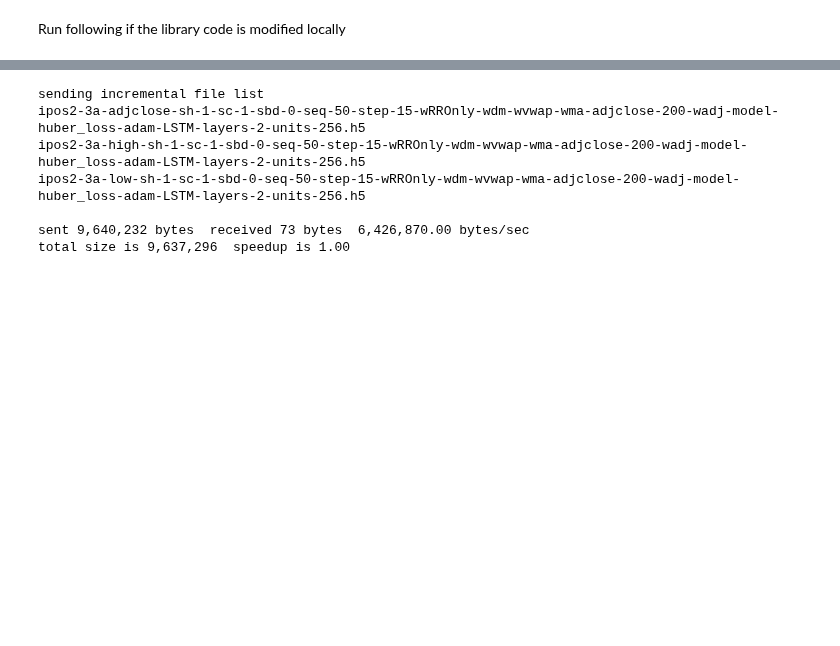
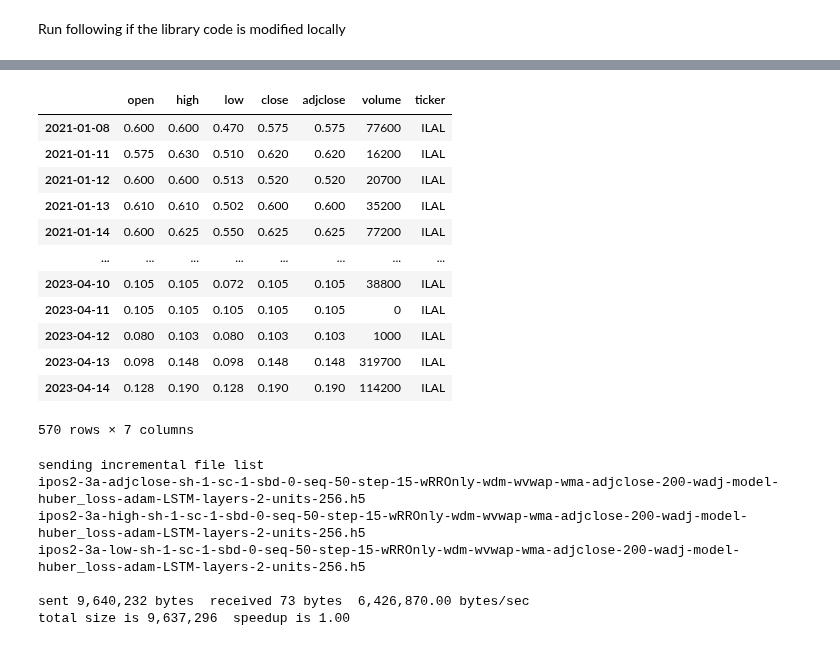
Before and after one commit to ahsank/StockML, a Jupyter notebook: TestLocal.ipynb, the cells around one changed output, grey strips where cells are left out. Cells and saved outputs as stored; diff of their text form; code cells hidden in the pictures; blank space fills up the shorter version.

```diff
--- a/TestLocal.ipynb
+++ b/TestLocal.ipynb
@@ -159,3 +150,31 @@ data
+# %%
+import pandas as pd
+df1 = pipeline.fetch_data('ABNB')
+#df1.sort_index(inplace=True)
+df1 = df1.round(3)
+
+df2 = pd.read_csv('data/ABNB_2023-04-15.csv', index_col=0)
+df2.index =  pd.to_datetime(df2.index)
+# df2 = df2.round(3)
+#data2 = data.tail(1000)
+#pd.concat([df1,df2]).drop_duplicates(keep=False)
+#df1.compare(df2)
+#df2.index.dtype
+df1
+# %% [output]
+|  | open | high | low | close | adjclose | volume | ticker |
+| 2021-01-08 | 0.600 | 0.600 | 0.470 | 0.575 | 0.575 | 77600 | ILAL |
+| 2021-01-11 | 0.575 | 0.630 | 0.510 | 0.620 | 0.620 | 16200 | ILAL |
+| 2021-01-12 | 0.600 | 0.600 | 0.513 | 0.520 | 0.520 | 20700 | ILAL |
+| 2021-01-13 | 0.610 | 0.610 | 0.502 | 0.600 | 0.600 | 35200 | ILAL |
+| 2021-01-14 | 0.600 | 0.625 | 0.550 | 0.625 | 0.625 | 77200 | ILAL |
+| ... | ... | ... | ... | ... | ... | ... | ... |
+| 2023-04-10 | 0.105 | 0.105 | 0.072 | 0.105 | 0.105 | 38800 | ILAL |
+| 2023-04-11 | 0.105 | 0.105 | 0.105 | 0.105 | 0.105 | 0 | ILAL |
+| 2023-04-12 | 0.080 | 0.103 | 0.080 | 0.103 | 0.103 | 1000 | ILAL |
+| 2023-04-13 | 0.098 | 0.148 | 0.098 | 0.148 | 0.148 | 319700 | ILAL |
+| 2023-04-14 | 0.128 | 0.190 | 0.128 | 0.190 | 0.190 | 114200 | ILAL |
+570 rows × 7 columns
 # %%
 display(df.sort_values('Gain', ascending=False))
 display(df[["Buy", "Sell", "Total"]].sum()/len(df))
```
Also changed, not shown: parts of 5 cells of this notebook.
